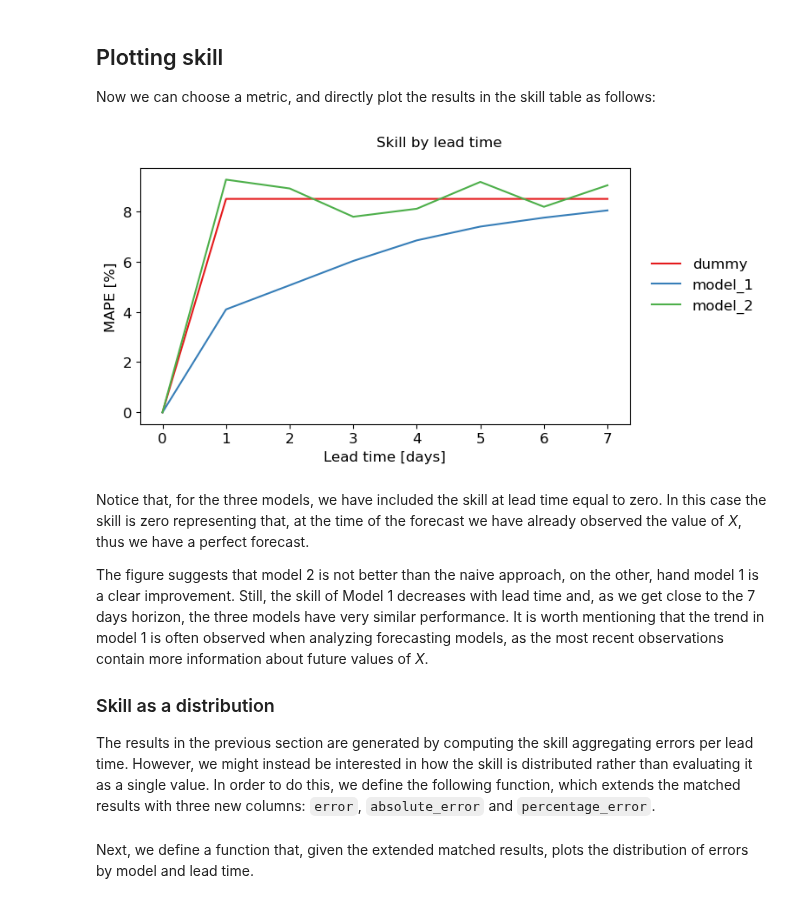
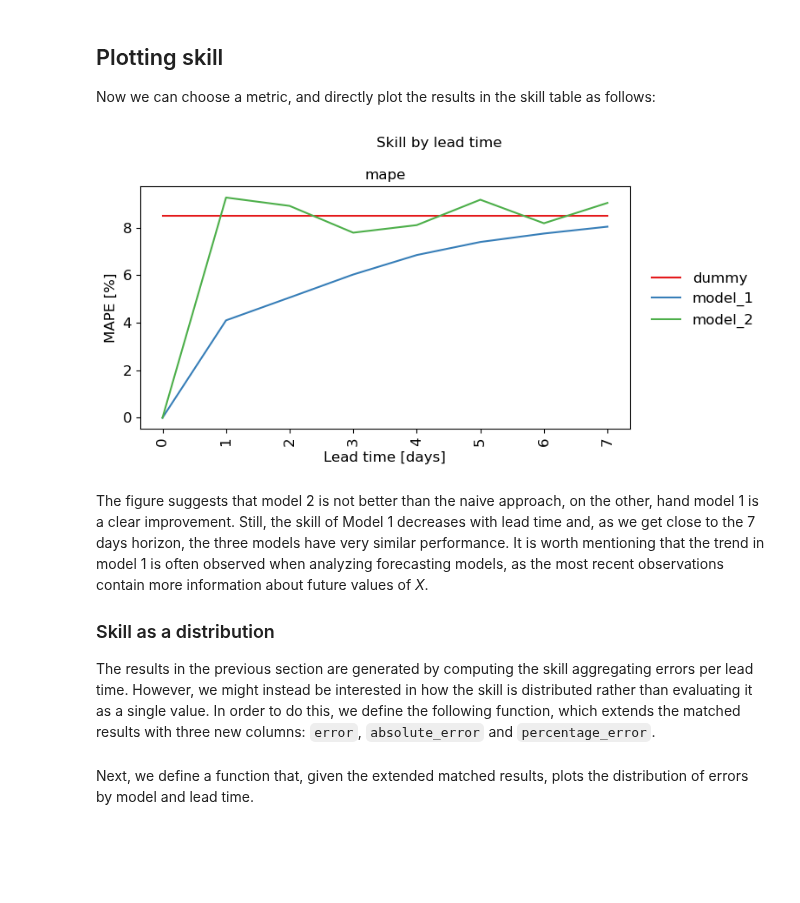
Before and after one commit to DHI/modelskill, a Jupyter notebook: notebooks/Forecast_skill.ipynb, the cells around one changed output. Saved outputs shown, nothing was run; the diff lists cells and outputs as text; code cells hidden in the pictures; blank space fills up the shorter version.

```diff
--- a/notebooks/Forecast_skill.ipynb
+++ b/notebooks/Forecast_skill.ipynb
@@ -95,50 +115,22 @@ sk.round(2).style()
 
 Now we can choose a metric, and directly plot the results in the skill table as follows:
 # %%
-def plot_skill_by_lead_time(sk, metric):
+fig, ax = plt.subplots(1, 1, figsize=(8, 4))
 
-    def include_skill_at_lead_time_zero(sk):
-        skill_for_plot = sk.to_dataframe().reset_index().drop(columns=["observation", "n"])
-        baseline = pd.DataFrame(
-            {
-                "model": ["dummy", "model_1", "model_2"],
-                "lead_time": [0, 0, 0],
-            }
-        )
-        # We add a line of zeros for visualization purposes
-        for metric in metrics:
-            baseline[metric] = 0
+sk.mape.plot.line(ax=ax)
 
-        return pd.concat([skill_for_plot, baseline]).sort_values(by=["model", "lead_time"])
+fig.suptitle("Skill by lead time")
 
-    fig, ax = plt.subplots(1, 1, figsize=(8, 4))
+ax.set_xlabel("Lead time [days]", fontsize=12)
+ax.set_ylabel("MAPE [%]", fontsize=12)
+ax.legend(frameon=False, fontsize=12, bbox_to_anchor=(1.28, 0.7)),
+ax.tick_params(axis="both", which="major", labelsize=12)
 
-    df = include_skill_at_lead_time_zero(sk)
-
-    sns.lineplot(
-        data=df,
-        x="lead_time",
-        y=metric,
-        hue="model",
-        ax=ax,
-    )
-    fig.suptitle("Skill by lead time")
-
-    ax.set_xlabel("Lead time [days]", fontsize=12)
-    ax.set_ylabel("MAPE [%]", fontsize=12)
-    ax.legend(frameon=False, fontsize=12, bbox_to_anchor=(1.28, 0.7)),
-    ax.tick_params(axis="both", which="major", labelsize=12)
-
-    plt.tight_layout()
-    plt.show()
+plt.tight_layout()
+plt.show()
+# %% [output]
+[figure, added]
-# %%
-metric = "mape"
-plot_skill_by_lead_time(sk, metric)
-# %% [output]
-[figure, removed]
 # %% [markdown]
-Notice that, for the three models, we have included the skill at lead time equal to zero. In this case the skill is zero representing that, at the time of the forecast we have already observed the value of _X_, thus we have a perfect forecast.
-
 The figure suggests that model 2 is not better than the naive approach, on the other, hand model 1 is a clear improvement. Still, the skill of Model 1 decreases with lead time and, as we get close to the 7 days horizon, the three models have very similar performance. It is worth mentioning that the trend in model 1 is often observed when analyzing forecasting models, as the most recent observations contain more information about future values of _X_.
 
 ### Skill as a distribution
```
Also changed, not shown: parts of 4 cells of this notebook.
